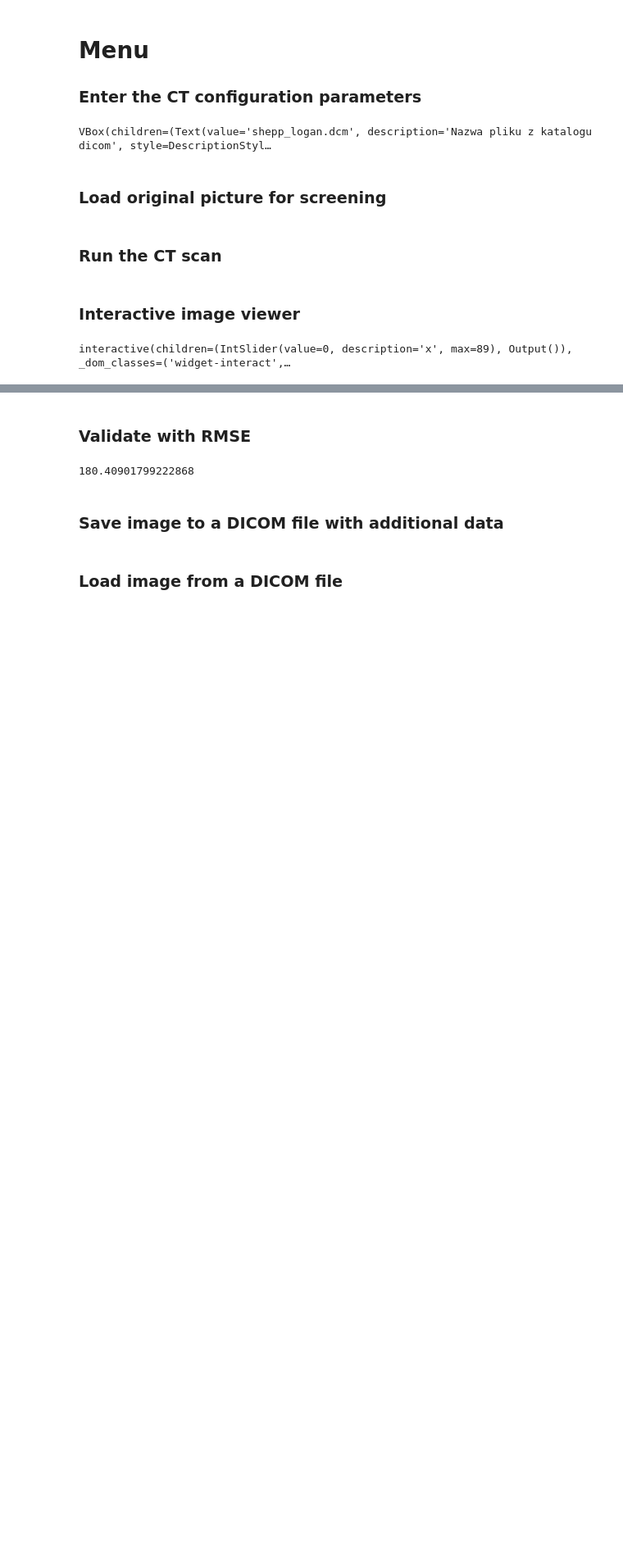
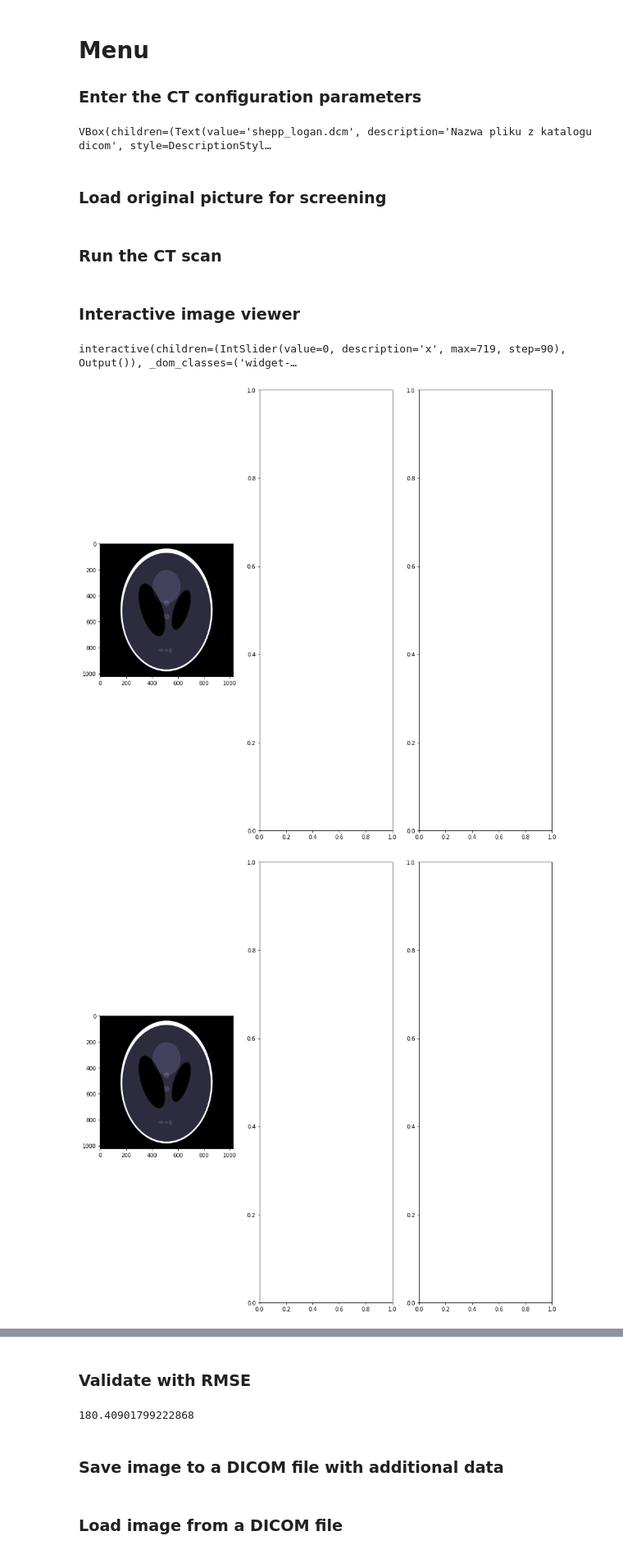
Before and after one commit to Piotr45/computed-tomography, a Jupyter notebook: computed-tomography.ipynb, the cells around one changed output, grey strips where cells are left out. Shown at 82% size. Drawn from its saved outputs; the diff is of its cells as text; code cells hidden in the pictures; blank space fills up the shorter version.

```diff
--- a/computed-tomography.ipynb
+++ b/computed-tomography.ipynb
@@ -28,7 +28,7 @@ image = ds.pixel_array
 # %% [markdown]
 ### Run the CT scan
 # %%
-ct = CT(image, steps.value, number_of_detectors.value, detector_distance.value, interactive.value)
+ct = CT(image, steps.value, number_of_detectors.value, detector_distance.value, interactive.value, convolute.value)
 
 sinogram, reconstructed_image = ct.run()
 
@@ -37,6 +37,8 @@ if interactive.value:
 # %% [markdown]
 ### Interactive image viewer
 # %%
-interact(interactive_imgs, image=fixed(image), results=fixed(results), sinograms=fixed(sinograms), x=(0,89));
+interact(interactive_imgs, image=fixed(image), results=fixed(results), sinograms=fixed(sinograms), x=IntSlider(min=0, max=steps.value-1, step=90, value=0));
 # %% [output]
-interactive(children=(IntSlider(value=0, description='x', max=89), Output()), _dom_classes=('widget-interact',…
+interactive(children=(IntSlider(value=0, description='x', max=719, step=90), Output()), _dom_classes=('widget-…
+[figure, added]
+[figure, added]
```
Also changed, not shown: parts of 2 cells of this notebook, 1 other file.
